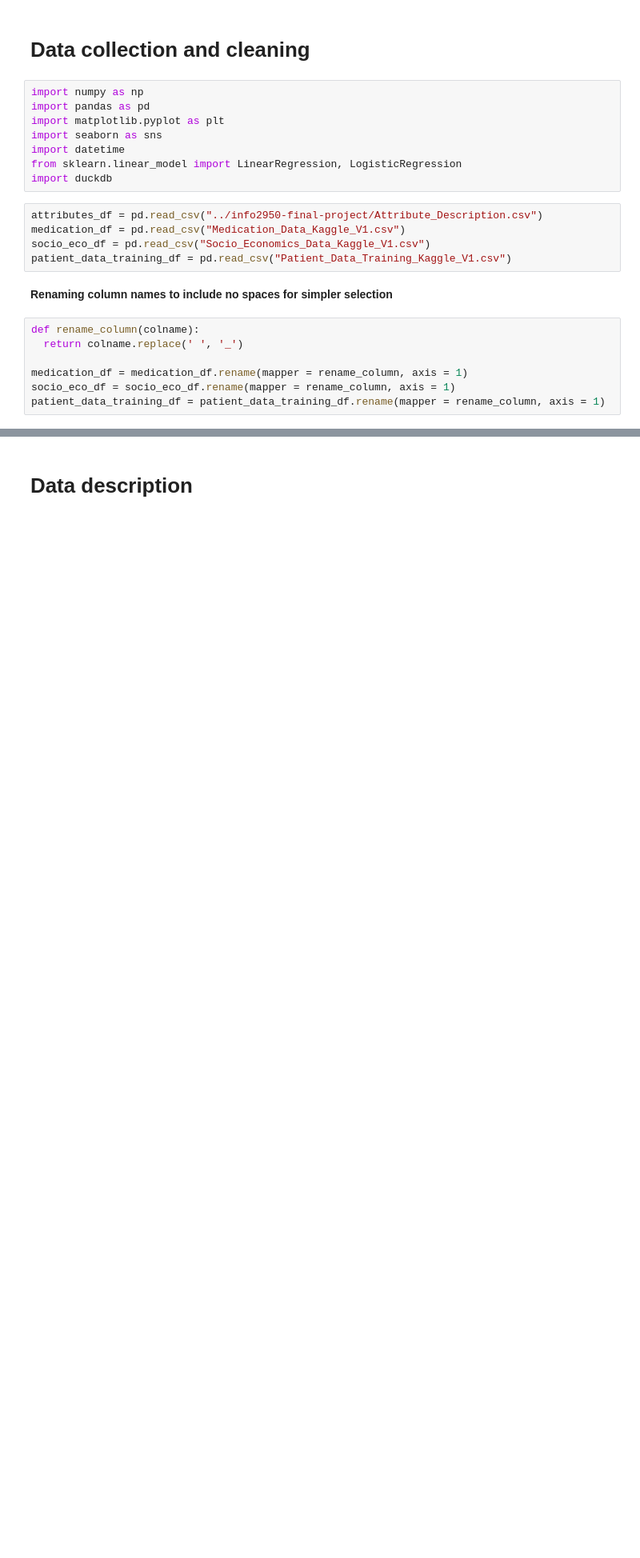
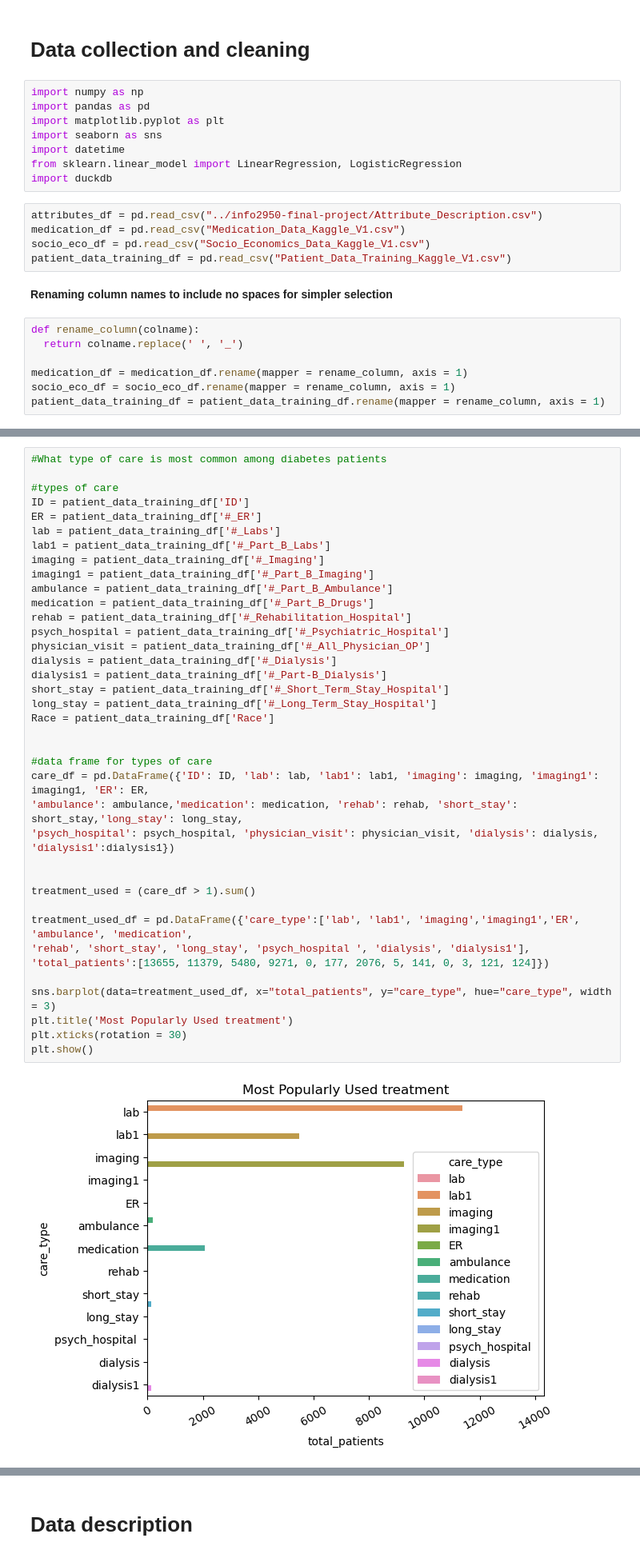
Before and after one commit to HarrietKumah/info2950-final-project, a Jupyter notebook: Phase_II.ipynb, the cells around one changed output, grey strips where cells are left out. Shown: that part at 80% size. Drawn from its saved outputs; the diff is of its cells as text; blank space fills up the shorter version.

```diff
--- a/Phase_II.ipynb
+++ b/Phase_II.ipynb
@@ -32,0 +71,40 @@ patient_data_training_df = patient_data_training_df.rename(mapper = rename_colum
+# %%
+#What type of care is most common among diabetes patients
+
+#types of care
+ID = patient_data_training_df['ID']
+ER = patient_data_training_df['#_ER']
+lab = patient_data_training_df['#_Labs']
+lab1 = patient_data_training_df['#_Part_B_Labs']
+imaging = patient_data_training_df['#_Imaging']
+imaging1 = patient_data_training_df['#_Part_B_Imaging']
+ambulance = patient_data_training_df['#_Part_B_Ambulance']
+medication = patient_data_training_df['#_Part_B_Drugs']
+rehab = patient_data_training_df['#_Rehabilitation_Hospital']
+psych_hospital = patient_data_training_df['#_Psychiatric_Hospital']
+physician_visit = patient_data_training_df['#_All_Physician_OP']
+dialysis = patient_data_training_df['#_Dialysis']
+dialysis1 = patient_data_training_df['#_Part-B_Dialysis']
+short_stay = patient_data_training_df['#_Short_Term_Stay_Hospital']
+long_stay = patient_data_training_df['#_Long_Term_Stay_Hospital']
+Race = patient_data_training_df['Race']
+
+
+#data frame for types of care
+care_df = pd.DataFrame({'ID': ID, 'lab': lab, 'lab1': lab1, 'imaging': imaging, 'imaging1': imaging1, 'ER': ER,
+'ambulance': ambulance,'medication': medication, 'rehab': rehab, 'short_stay': short_stay,'long_stay': long_stay,
+'psych_hospital': psych_hospital, 'physician_visit': physician_visit, 'dialysis': dialysis, 'dialysis1':dialysis1})
+
+
+treatment_used = (care_df > 1).sum()
+
+treatment_used_df = pd.DataFrame({'care_type':['lab', 'lab1', 'imaging','imaging1','ER', 'ambulance', 'medication',
+'rehab', 'short_stay', 'long_stay', 'psych_hospital ', 'dialysis', 'dialysis1'],
+'total_patients':[13655, 11379, 5480, 9271, 0, 177, 2076, 5, 141, 0, 3, 121, 124]})
+
+sns.barplot(data=treatment_used_df, x="total_patients", y="care_type", hue="care_type", width = 3)
+plt.title('Most Popularly Used treatment')
+plt.xticks(rotation = 30)
+plt.show()
+# %% [output]
+[figure, added]
```
Also changed, not shown: parts of 6 cells of this notebook.
